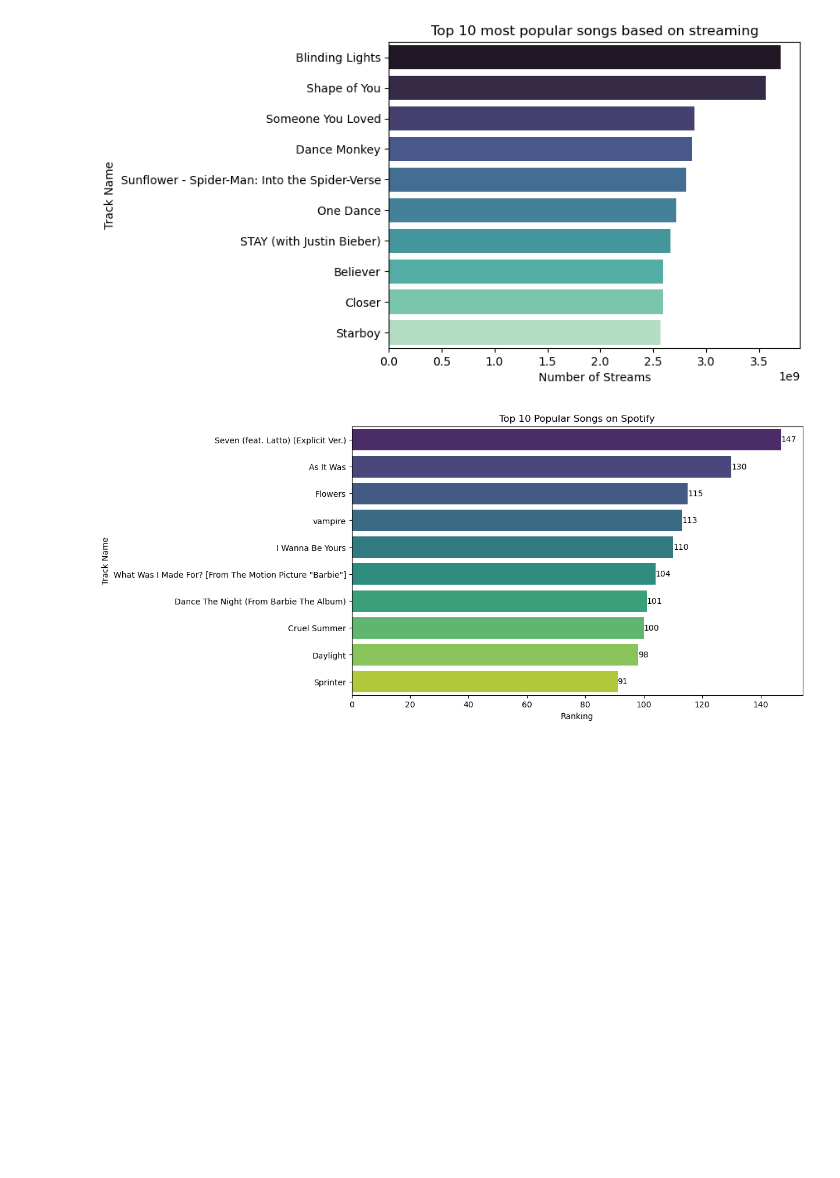
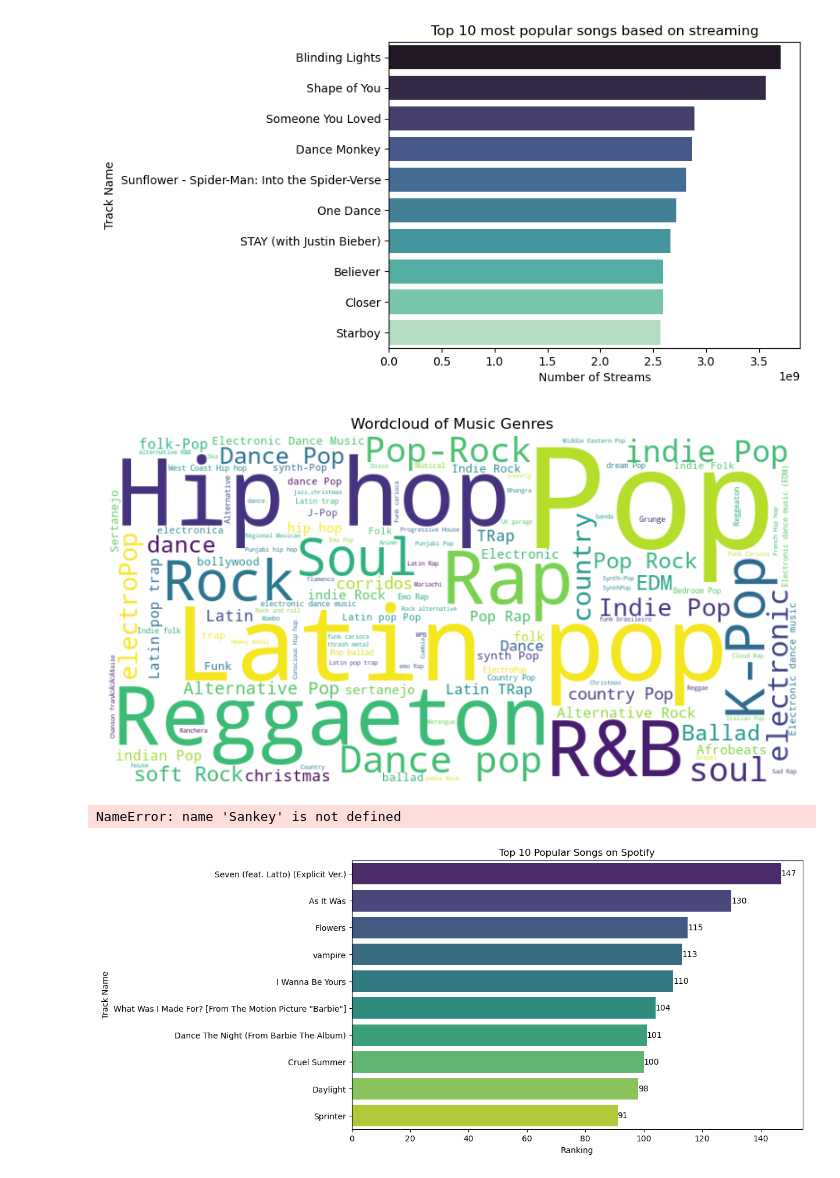
Before and after one commit to ngocmaj/PTDL, a Jupyter notebook: nhap.ipynb, the cells around one changed output. Drawn from its saved outputs; the diff is of its cells as text; code cells hidden in the pictures; blank space fills up the shorter version.

Commit message:
wordcloud genre

```diff
--- a/nhap.ipynb
+++ b/nhap.ipynb
@@ -334,6 +334,50 @@ plt.ylabel('Track Name')
 plt.show()
 # %% [output]
 [figure]
+# %%
+from wordcloud import WordCloud
+
+# Tính toán tần suất xuất hiện của từng thể loại nhạc
+genre_frequency = df['genre'].str.split(', ').explode().value_counts().to_dict()
+
+# Tạo wordcloud
+wordcloud = WordCloud(width=800, height=400, background_color='white').generate_from_frequencies(genre_frequency)
+
+# Hiển thị wordcloud
+plt.figure(figsize=(10, 6))
+plt.imshow(wordcloud, interpolation='bilinear')
+plt.title('Wordcloud of Music Genres')
+plt.axis('off')
+plt.show()
+# %% [output]
+[figure, added]
+# %%
+
+# Tính toán số lượng bài hát và số lượng nghệ sĩ theo từng thể loại âm nhạc
+genre_counts = df['genre'].str.split(', ').explode().value_counts()
+artist_counts = df.groupby('genre')['artist(s)_name'].nunique()
+
+# Xác định các nhãn của nút (nodes) trong biểu đồ Sankey
+labels = list(genre_counts.index) + list(artist_counts.index)
+
+# Xác định các chỉ số của nút (nodes) trong biểu đồ Sankey
+source_indices = [labels.index(genre) for genre in genre_counts.index]
+target_indices = [len(labels) + i for i in range(len(artist_counts))]
+
+# Tính toán các giá trị của liên kết (links) trong biểu đồ Sankey
+values = list(genre_counts.values) + list(artist_counts.values)
+
+# Tạo đối tượng Sankey và vẽ biểu đồ
+sankey = Sankey(flows=values, labels=labels, orientations=[0]*len(genre_counts) + [1]*len(artist_counts))
+sankey.add(flows=values, labels=labels, orientations=[0]*len(genre_counts) + [1]*len(artist_counts),
+           patchlabel='song - artist')
+diagrams = sankey.finish()
+
+# Hiển thị biểu đồ
+plt.title('Sankey Diagram of Music Genres, Songs, and Artists')
+plt.show()
+# %% [output]
+NameError: name 'Sankey' is not defined
 # %%
 # Top 10 most popular songs in spotify
 top_10_sp = df.sort_values(by ='in_spotify_charts', ascending=False).head(10)
```
Also changed, not shown: parts of 1 cell of this notebook.
